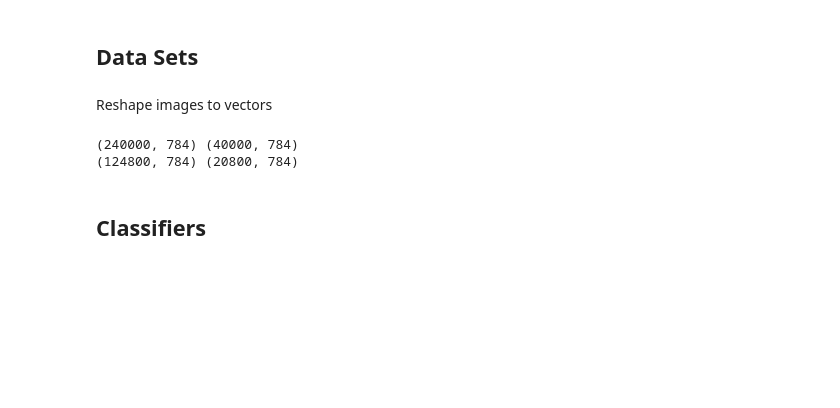
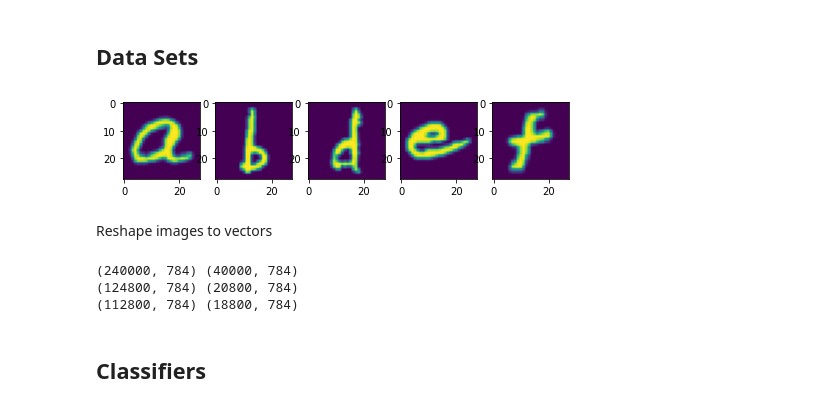
Before and after one commit to NelsonIg/EMNIST--Classification, a Jupyter notebook: character_classification.ipynb, the cells around one changed output. Cells and saved outputs as stored; diff of their text form; code cells hidden in the pictures; blank space fills up the shorter version.

```diff
--- a/character_classification.ipynb
+++ b/character_classification.ipynb
@@ -23,6 +23,21 @@ dig_im_test, dig_y_test = extract_test_samples('digits')
 #letters only
 let_im_train, let_y_train = extract_training_samples('letters')
 let_im_test, let_y_test = extract_test_samples('letters')
+#balanced: 0-9, A-Z, a,b,d,e,f,g,h,n,q,r,t
+bal_im_train, bal_y_train = extract_training_samples('balanced')
+bal_im_test, bal_y_test = extract_test_samples('balanced')
+# %%
+
+columns = 5
+rows = 1
+fig=plt.figure(figsize=(8, 8))
+for i in range(36, columns*rows +36):
+    img = bal_im_train[bal_y_train==i][np.random.randint(0,100)]
+    fig.add_subplot(rows, columns, i-35)
+    plt.imshow(img)
+plt.show()
+# %% [output]
+[figure, added]
 # %% [markdown]
 Reshape images to vectors
 # %%
@@ -34,9 +49,14 @@ print(dig_X_train.shape, dig_X_test.shape)
 let_X_train = let_im_train[:].reshape(let_im_train.shape[0],let_im_train.shape[1]**2)
 let_X_test = let_im_test[:].reshape(let_im_test.shape[0],let_im_test.shape[1]**2)
 print(let_X_train.shape, let_X_test.shape)
+#balanced vectors
+bal_X_train = bal_im_train[:].reshape(bal_im_train.shape[0],bal_im_train.shape[1]**2)
+bal_X_test = bal_im_test[:].reshape(bal_im_test.shape[0],bal_im_test.shape[1]**2)
+print(bal_X_train.shape, bal_X_test.shape)
 # %% [output]
 (240000, 784) (40000, 784)
 (124800, 784) (20800, 784)
+(112800, 784) (18800, 784)
 # %% [markdown]
 ## Classifiers
 # %% [markdown]
```
Also changed, not shown: parts of 13 cells of this notebook.
